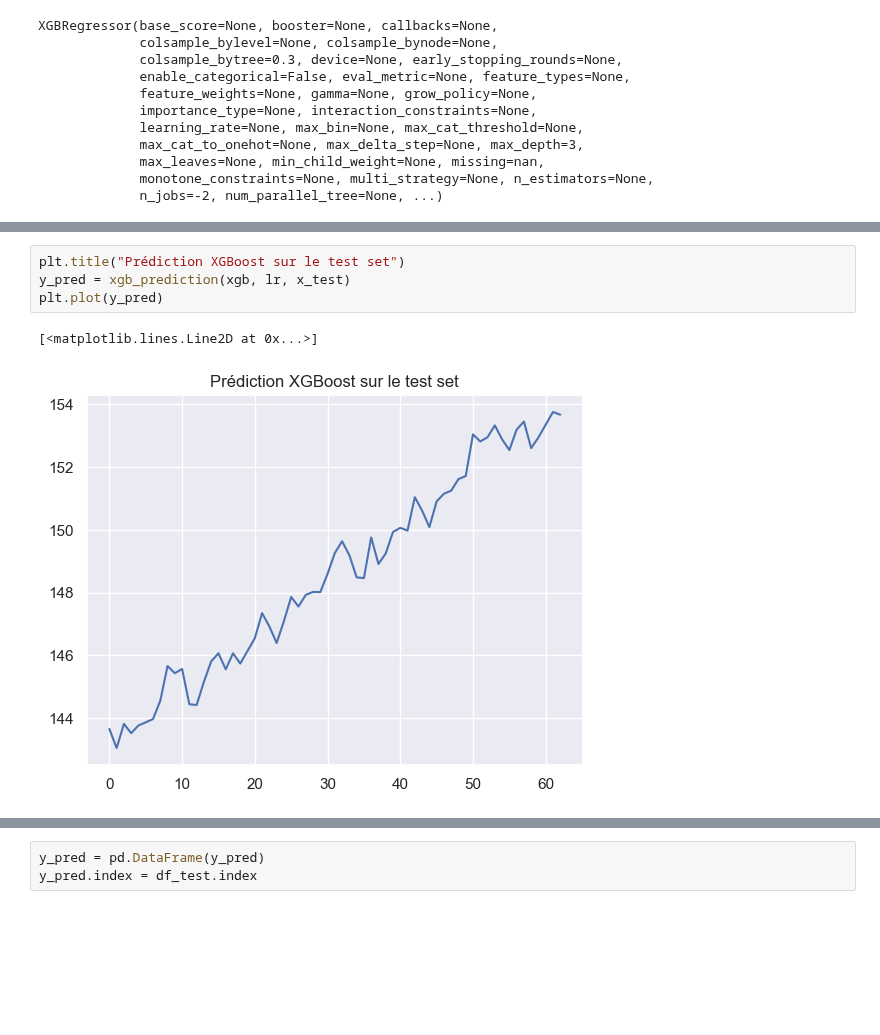
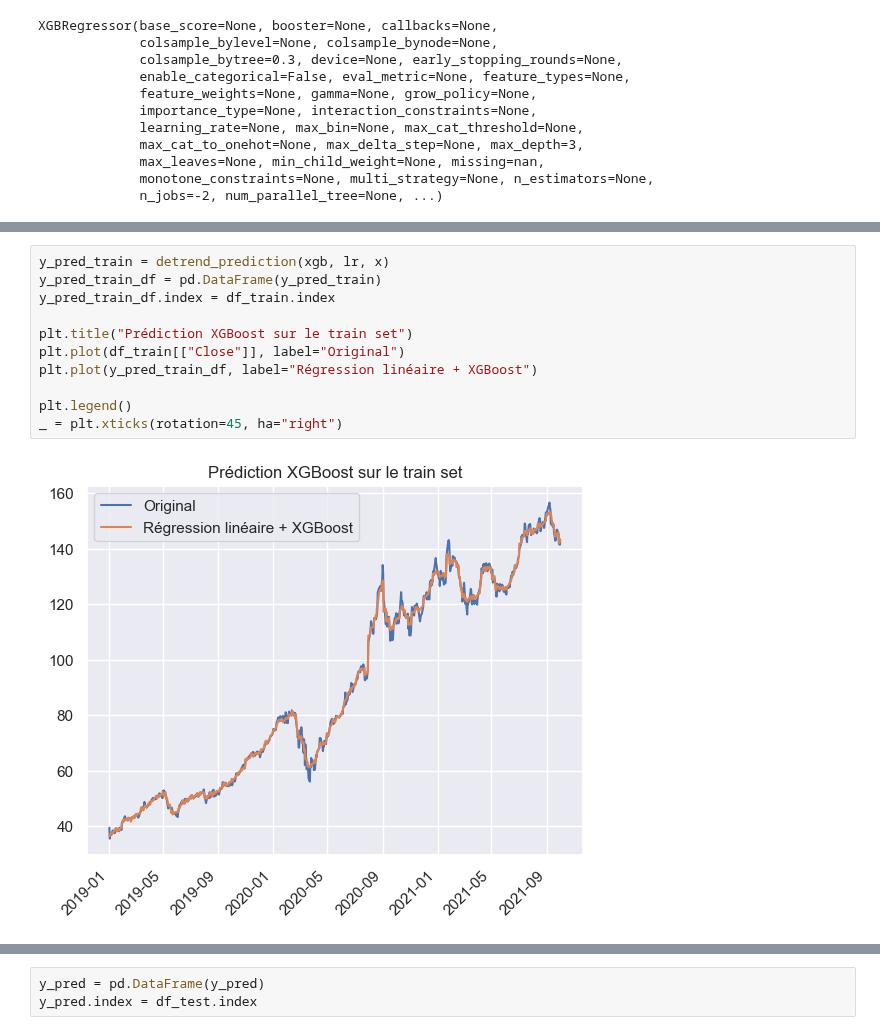
Before and after one commit to Ab2nour/stock-analysis, a Jupyter notebook: notebooks/prediction.ipynb, the cells around one changed output, grey strips where cells are left out. Cells and saved outputs as stored; diff of their text form; blank space fills up the shorter version.

```diff
--- a/notebooks/prediction.ipynb
+++ b/notebooks/prediction.ipynb
@@ -311,7 +300,13 @@ plt.plot(xgb_prediction(xgb, lr, x))
-# %%
-plt.title("Prédiction XGBoost sur le test set")
-y_pred = xgb_prediction(xgb, lr, x_test)
-plt.plot(y_pred)
-# %% [output]
-[<matplotlib.lines.Line2D at 0x...>]
-[figure, removed]
+# %%
+y_pred_train = detrend_prediction(xgb, lr, x)
+y_pred_train_df = pd.DataFrame(y_pred_train)
+y_pred_train_df.index = df_train.index
+
+plt.title("Prédiction XGBoost sur le train set")
+plt.plot(df_train[["Close"]], label="Original")
+plt.plot(y_pred_train_df, label="Régression linéaire + XGBoost")
+
+plt.legend()
+_ = plt.xticks(rotation=45, ha="right")
+# %% [output]
+[figure, added]
```
Also changed, not shown: parts of 14 cells of this notebook, 1 other file.
